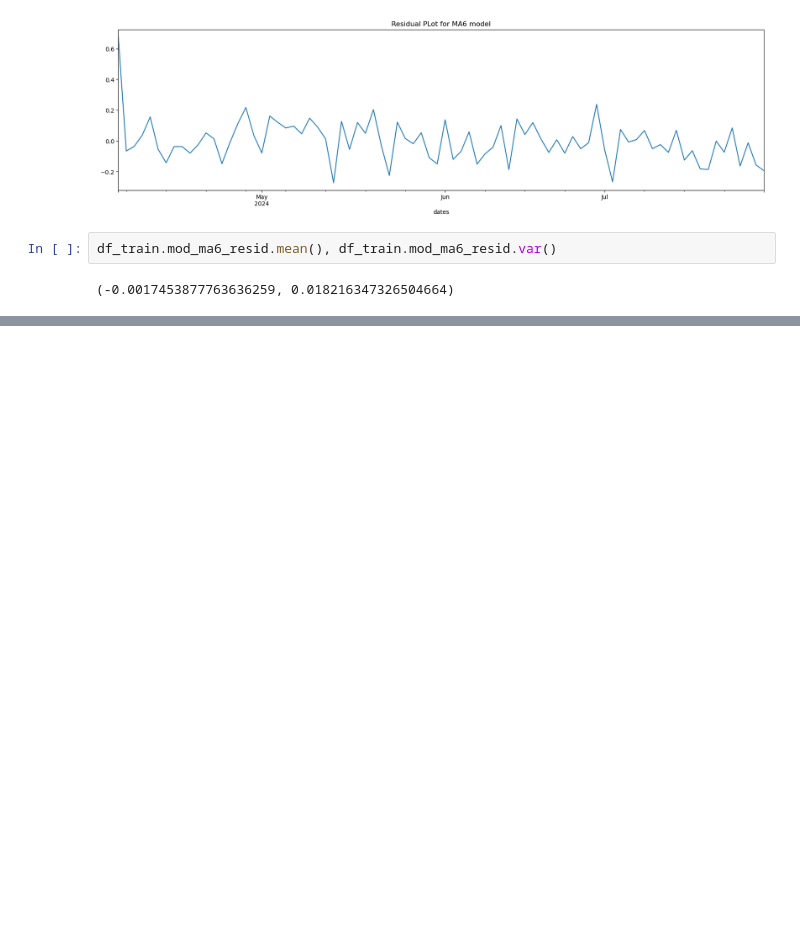
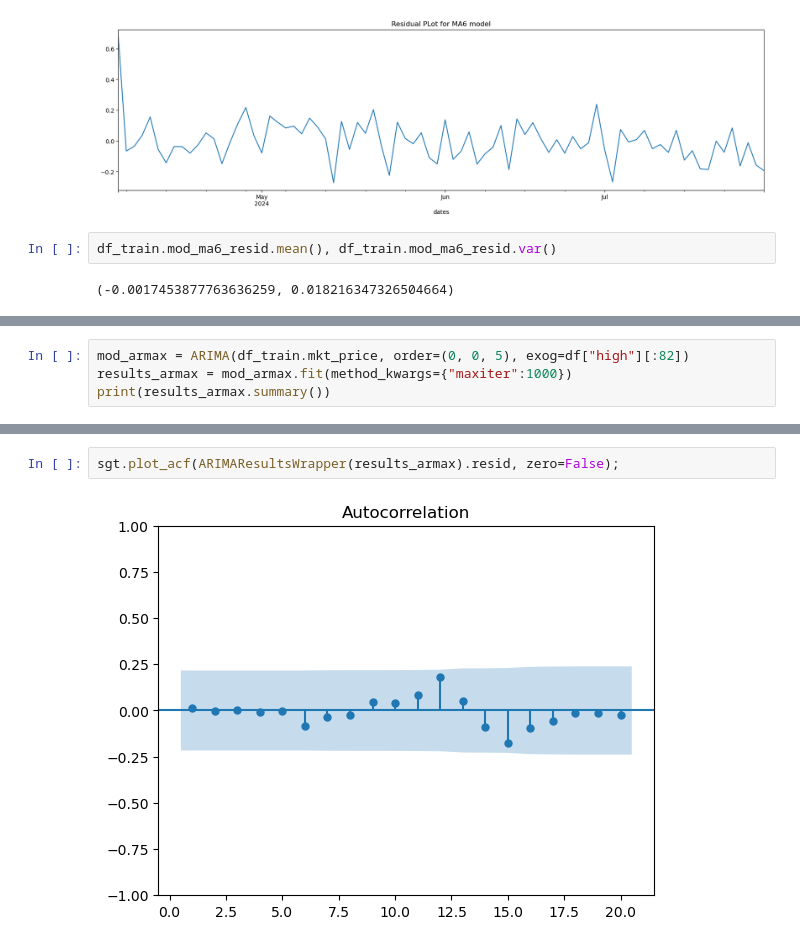
Before and after one commit to Nifoluwa/ML_for_finance, a Jupyter notebook: Time_Series/Walkthrough.ipynb, the cells around one changed output, grey strips where cells are left out. Cells and saved outputs as stored; diff of their text form; blank space fills up the shorter version.

```diff
--- a/Time_Series/Walkthrough.ipynb
+++ b/Time_Series/Walkthrough.ipynb
@@ -473,0 +514,4 @@ df_train.mod_ma6_resid.mean(), df_train.mod_ma6_resid.var()
+# %%
+mod_armax = ARIMA(df_train.mkt_price, order=(0, 0, 5), exog=df["high"][:82])
+results_armax = mod_armax.fit(method_kwargs={"maxiter":1000})
+print(results_armax.summary())
@@ -473,0 +536,4 @@ df_train.mod_ma6_resid.mean(), df_train.mod_ma6_resid.var()
+# %%
+sgt.plot_acf(ARIMAResultsWrapper(results_armax).resid, zero=False);
+# %% [output]
+[figure, added]
```
Also changed, not shown: parts of 70 cells of this notebook, 2 other files.
